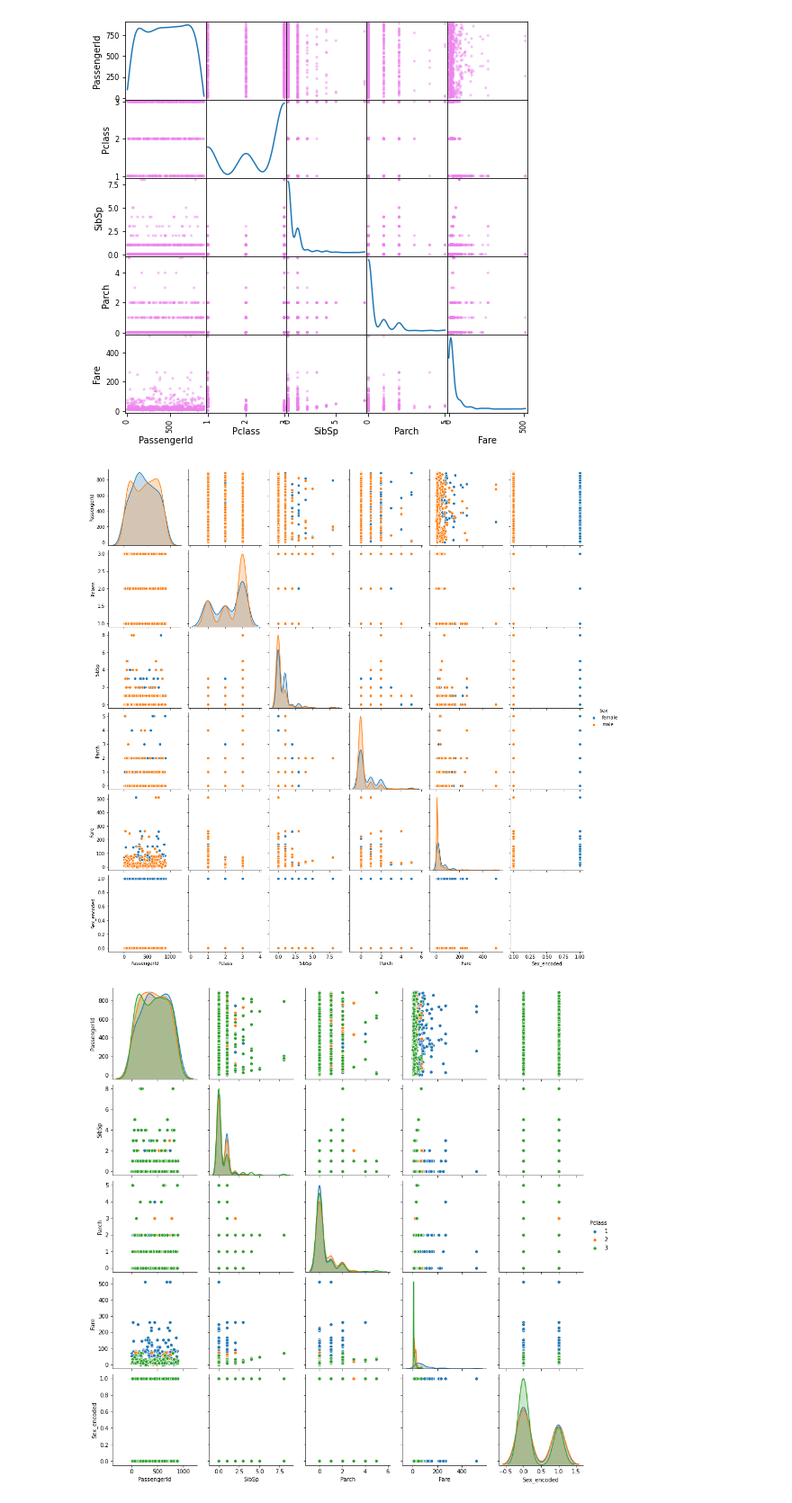
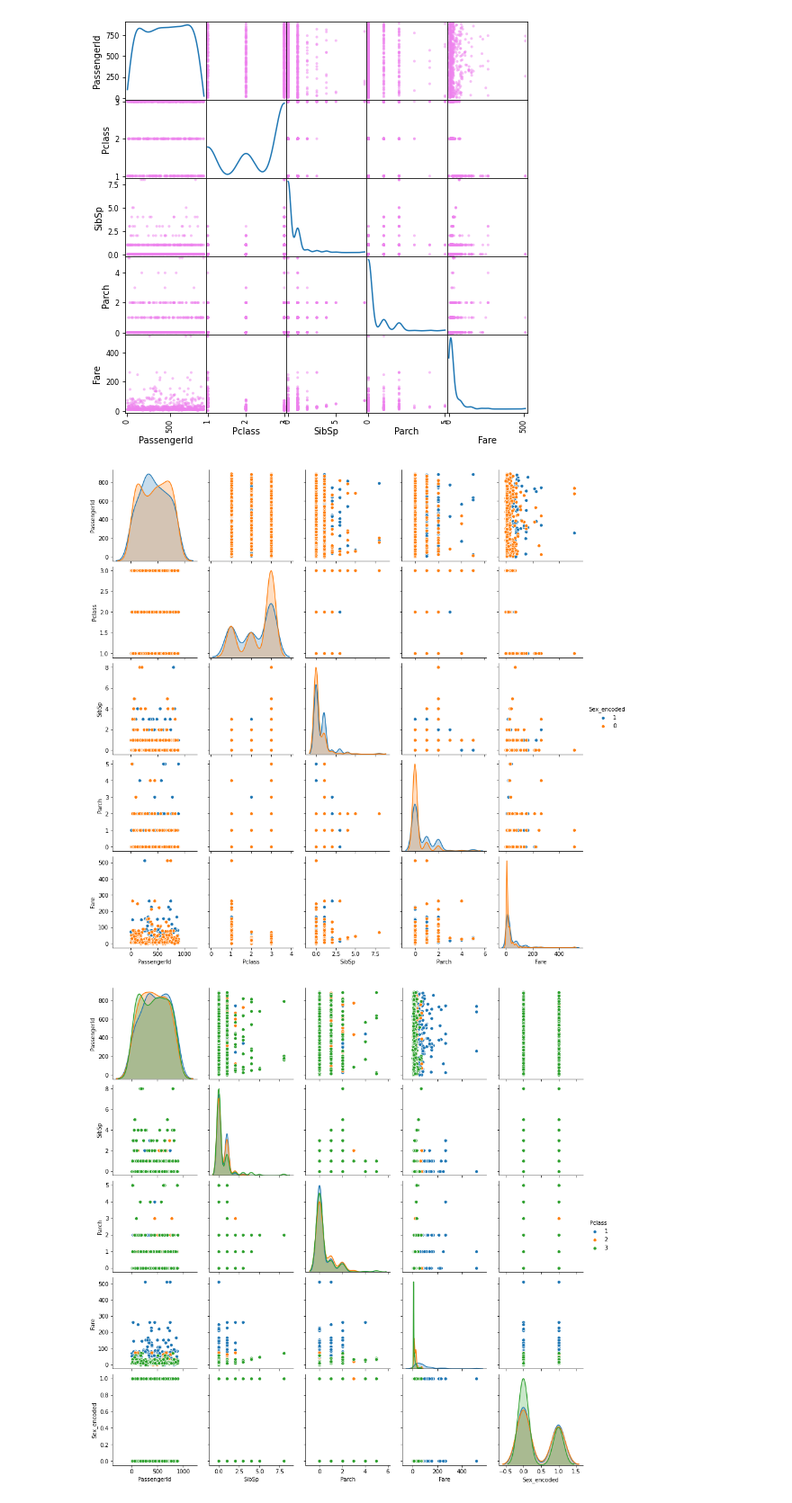
Before and after one commit to madgcar/XGBoost_Titanic, a Jupyter notebook: models/Random_forest.ipynb, the cells around one changed output. Shown: that part at 90% size. Drawn from its saved outputs; the diff is of its cells as text; code cells hidden in the pictures.

```diff
--- a/models/Random_forest.ipynb
+++ b/models/Random_forest.ipynb
@@ -134,7 +122,7 @@ df.sample(5)
 # y el EDA
 # 2.1 Split the dataset so to avoid bias
 
-X = df.drop(['Survived','Cabin', 'Name', 'Ticket', 'Age', 'Embarked'], axis=1)
+X = df.drop(['Survived','Cabin', 'Name', 'Ticket', 'Age','Sex', 'Embarked'], axis=1)
 y = df['Survived']
 
 X_train, X_test, y_train, y_test = train_test_split(X,y, random_state=70)
@@ -250,10 +229,10 @@ plt.show()
 # %%
 # 2.10 Perform bivariate analysis per category
 
-sns.pairplot(data = X_train, hue='Sex')
+sns.pairplot(data = X_train, hue='Sex_encoded')
 plt.show()
 # %% [output]
-[figure, old version]
+[figure, new version]
 # %%
 # No se observa mayor varianza en los datos ni sesgo a partir de la edad, veamos
 # con la variable Clase
```
Also changed, not shown: parts of 37 cells of this notebook, 5 other files.
